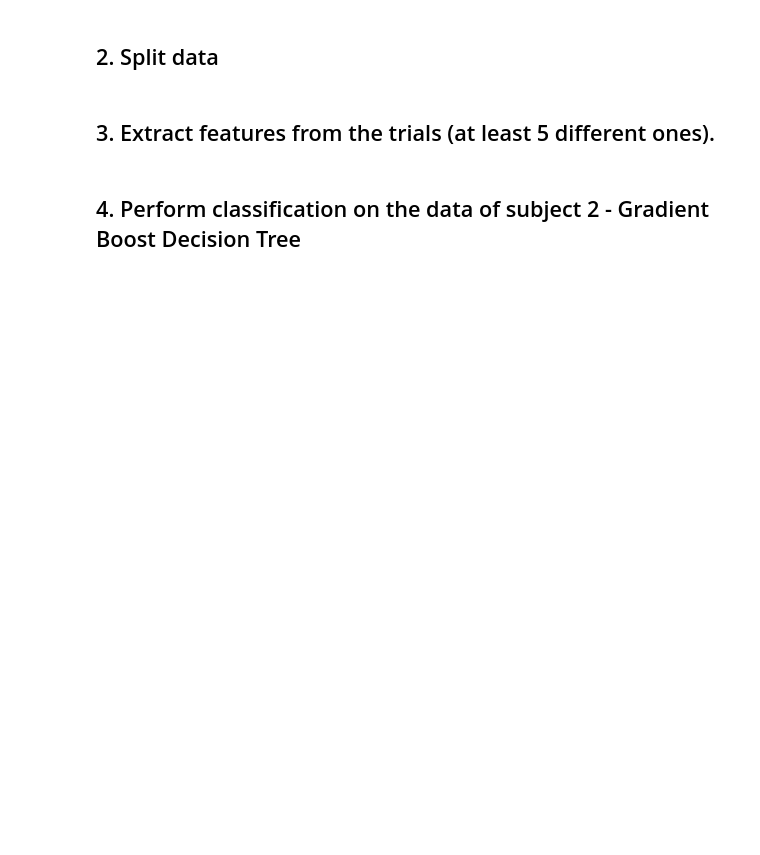
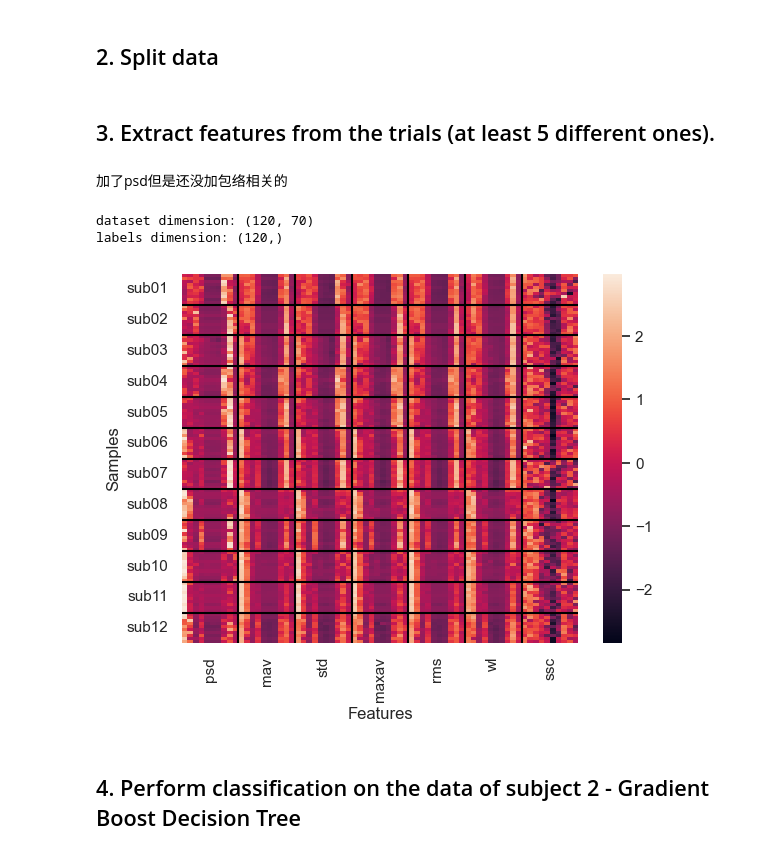
Before and after one commit to YuanshengZhou309/NSSP_Project2, a Jupyter notebook: Miniproject2-Part1-2.ipynb, the cells around one changed output. Saved outputs shown, nothing was run; the diff lists cells and outputs as text; code cells hidden in the pictures; blank space fills up the shorter version.

```diff
--- a/Miniproject2-Part1-2.ipynb
+++ b/Miniproject2-Part1-2.ipynb
@@ -259,13 +298,14 @@ def build_dataset_from_ninapro(emg, stimulus, repetition, features=None, feature
 
     # Return the constructed dataset and corresponding labels
     return dataset, labels
+# %% [markdown]
+加了psd但是还没加包络相关的
 # %%
 # Define the features
 
+# Power Spectral Density (PSD)
 from scipy.signal import welch
 psd = lambda x: np.sum(welch(x, axis=0)[1], axis=0)
-
-
 # Mean absolute value (MAV)
 mav = lambda x: np.mean(np.abs(x), axis=0)
 # Standard Deviation (STD)
@@ -274,40 +314,44 @@ std = lambda x: np.std(x, axis=0)
 maxav = lambda x: np.max(np.abs(x), axis=0)
 # Root mean square (RMS)
 rms = lambda x: np.sqrt(np.mean(x**2, axis=0))
 # Waveform length (WL)
 wl = lambda x: np.sum(np.abs(np.diff(x, axis=0)), axis=0)
 # Slope sign changes (SSC)
 ssc = lambda x: np.sum((np.diff(x, axis=0)[:-1, :] * np.diff(x, axis=0)[1:, :]) < 0, axis=0)
 
 #Feel free to add more features, e.g. frequency domain features. (See https://doi.org/10.3390/s19204596 and https://doi.org/10.1088/0967-3334/24/2/307)
 
-
 dataset, labels = build_dataset_from_ninapro(
     emg=emg_filtered,
     stimulus=stimulus,
     repetition=repetition,
     features=[psd, mav, std, maxav, rms, wl, ssc],
     feature_norm=True
 )
 
 print(f"dataset dimension: {dataset.shape}")
 print(f"labels dimension: {labels.shape}")
 sns.heatmap(dataset)
 plt.xlabel('Features')
 plt.ylabel('Samples')
 plt.yticks(range(5, 116, 10), [f'sub%02d' % (x+1) for x in range(12)])
-plt.xticks(range(5, 56, 10), ['mav', 'std', 'maxav', 'rms', 'wl', 'ssc'])
+plt.xticks(range(5, 66, 10), ['psd', 'mav', 'std', 'maxav', 'rms', 'wl', 'ssc'])
 
-# 获取当前轴
+
+# get the current axis
 ax = plt.gca()
 
-# 添加纵向分割线 (x轴)
-for x in range(10, dataset.shape[1], 10):  # 每隔10个特征
+# add vertical lines
+for x in range(10, dataset.shape[1], 10):  # every 10 features
     ax.axvline(x=x, color='black', linestyle='-', linewidth=1.5)
 
-# 添加横向分割线 (y轴)
-for y in range(10, dataset.shape[0], 10):  # 每隔10个样本
+# add horizontal lines
+for y in range(10, dataset.shape[0], 10):  # every 10 samples
     ax.axhline(y=y, color='black', linestyle='-', linewidth=1.5)
+# %% [output]
+dataset dimension: (120, 70)
+labels dimension: (120,)
+[figure, added]
 # %% [markdown]
 ## 4. Perform classification on the data of subject 2 - Gradient Boost Decision Tree
 # %%
```
Also changed, not shown: parts of 24 cells of this notebook.
